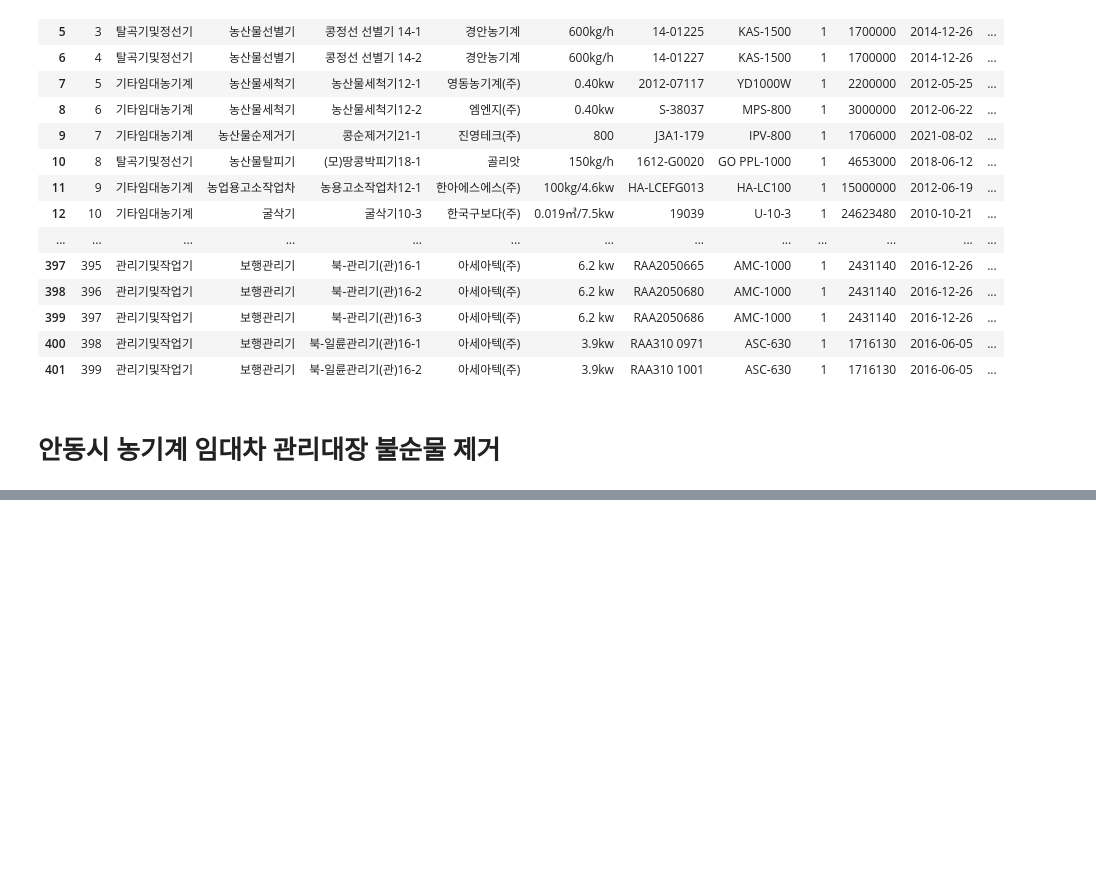
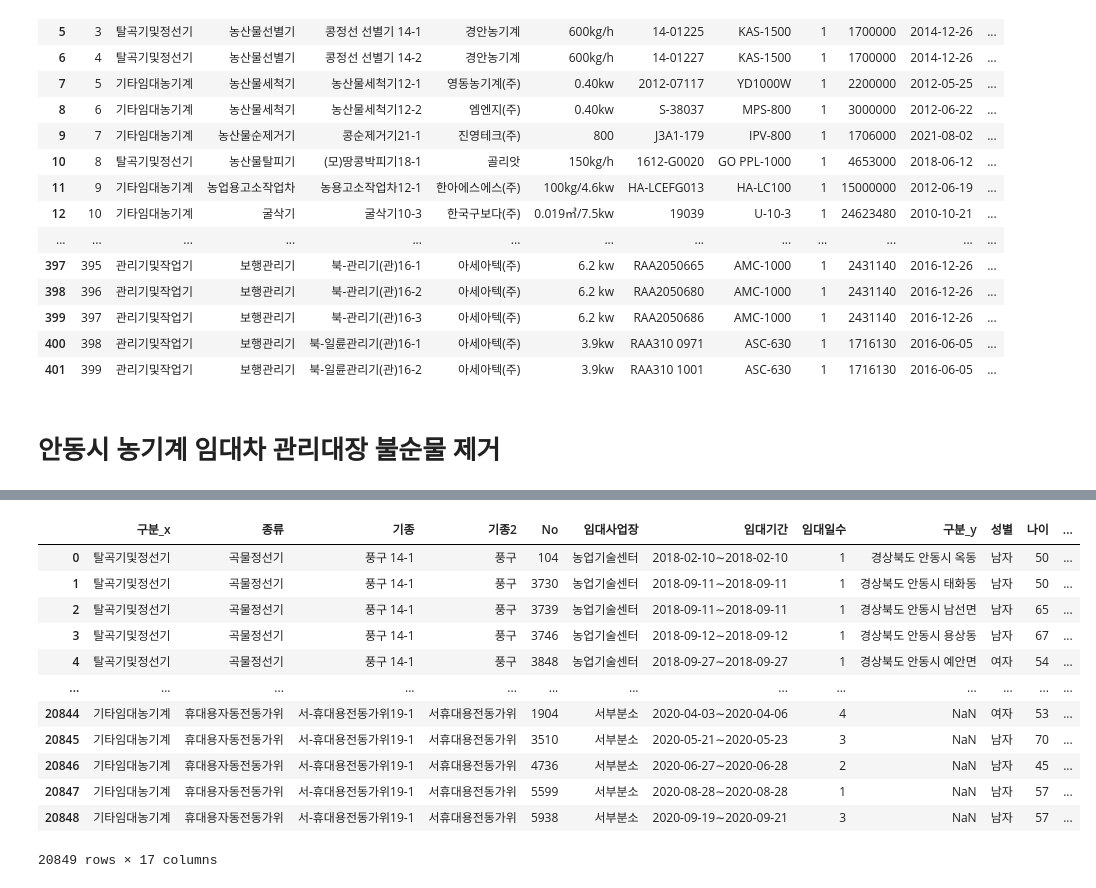
Before and after one commit to hejin8307/Agricultural_Machine_Analysis, a Jupyter notebook: code/농기계 불순물 제거 및 제거 후 join.ipynb, the cells around one changed output, grey strips where cells are left out. Saved outputs shown, nothing was run; the diff lists cells and outputs as text; code cells hidden in the pictures; blank space fills up the shorter version.

```diff
--- a/code/농기계 불순물 제거.ipynb
+++ b/code/농기계 불순물 제거 및 제거 후 join.ipynb
@@ -93,0 +147,17 @@ file1.to_csv('C:/Users/user/Desktop/NIA/project1/data/preprocessing/안동시
+# %%
+df_inner_join = pd.merge(file1, file2, left_on='기종2', right_on='임대농기계2', how='inner')
+df_inner_join
+# %% [output]
+|  | 구분_x | 종류 | 기종 | 기종2 | No | 임대사업장 | 임대기간 | 임대일수 | 구분_y | 성별 | 나이 | ... |
+| 0 | 탈곡기및정선기 | 곡물정선기 | 풍구 14-1 | 풍구 | 104 | 농업기술센터 | 2018-02-10∼2018-02-10 | 1 | 경상북도 안동시 옥동 | 남자 | 50 | ... |
+| 1 | 탈곡기및정선기 | 곡물정선기 | 풍구 14-1 | 풍구 | 3730 | 농업기술센터 | 2018-09-11∼2018-09-11 | 1 | 경상북도 안동시 태화동 | 남자 | 50 | ... |
+| 2 | 탈곡기및정선기 | 곡물정선기 | 풍구 14-1 | 풍구 | 3739 | 농업기술센터 | 2018-09-11∼2018-09-11 | 1 | 경상북도 안동시 남선면 | 남자 | 65 | ... |
+| 3 | 탈곡기및정선기 | 곡물정선기 | 풍구 14-1 | 풍구 | 3746 | 농업기술센터 | 2018-09-12∼2018-09-12 | 1 | 경상북도 안동시 용상동 | 남자 | 67 | ... |
+| 4 | 탈곡기및정선기 | 곡물정선기 | 풍구 14-1 | 풍구 | 3848 | 농업기술센터 | 2018-09-27∼2018-09-27 | 1 | 경상북도 안동시 예안면 | 여자 | 54 | ... |
+| ... | ... | ... | ... | ... | ... | ... | ... | ... | ... | ... | ... | ... |
+| 20844 | 기타임대농기계 | 휴대용자동전동가위 | 서-휴대용전동가위19-1 | 서휴대용전동가위 | 1904 | 서부분소 | 2020-04-03∼2020-04-06 | 4 | NaN | 여자 | 53 | ... |
+| 20845 | 기타임대농기계 | 휴대용자동전동가위 | 서-휴대용전동가위19-1 | 서휴대용전동가위 | 3510 | 서부분소 | 2020-05-21∼2020-05-23 | 3 | NaN | 남자 | 70 | ... |
+| 20846 | 기타임대농기계 | 휴대용자동전동가위 | 서-휴대용전동가위19-1 | 서휴대용전동가위 | 4736 | 서부분소 | 2020-06-27∼2020-06-28 | 2 | NaN | 남자 | 45 | ... |
+| 20847 | 기타임대농기계 | 휴대용자동전동가위 | 서-휴대용전동가위19-1 | 서휴대용전동가위 | 5599 | 서부분소 | 2020-08-28∼2020-08-28 | 1 | NaN | 남자 | 57 | ... |
+| 20848 | 기타임대농기계 | 휴대용자동전동가위 | 서-휴대용전동가위19-1 | 서휴대용전동가위 | 5938 | 서부분소 | 2020-09-19∼2020-09-21 | 3 | NaN | 남자 | 57 | ... |
+20849 rows × 17 columns
```
Also changed, not shown: parts of 6 cells of this notebook.
